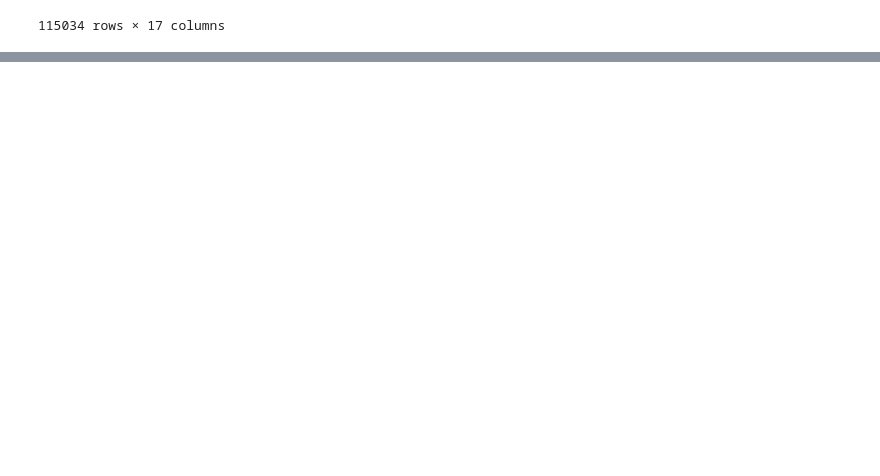
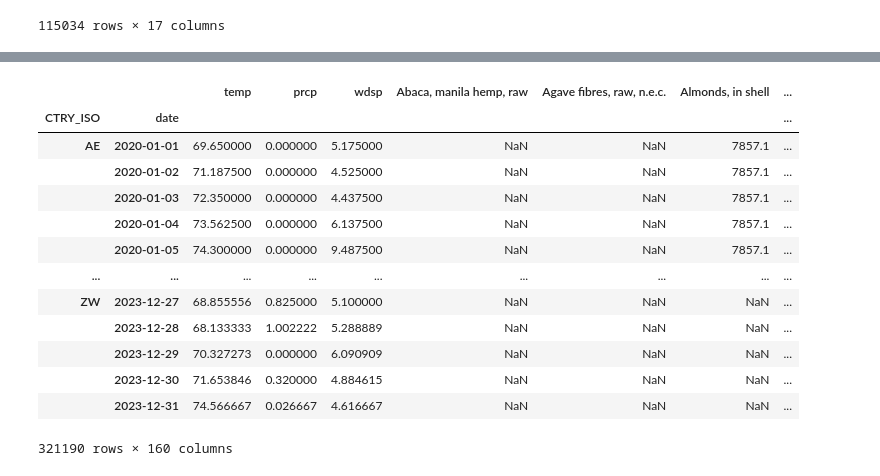
Before and after one commit to igoro00/pdzd, a Jupyter notebook: main.ipynb, the cells around one changed output, grey strips where cells are left out. Saved outputs shown, nothing was run; the diff lists cells and outputs as text; code cells hidden in the pictures; blank space fills up the shorter version.

```diff
--- a/main.ipynb
+++ b/main.ipynb
@@ -9,7 +10,7 @@ credentials = service_account.Credentials.from_service_account_file("key.json")
 client = bigquery.Client(credentials=credentials, project=credentials.project_id)
 # %%
 gsod:pd.DataFrame
-if False:
+if not os.path.exists("gsod.csv.gz"):
     query = """
     SELECT *
     FROM `bigquery-public-data.noaa_gsod.gsod*` WHERE _TABLE_SUFFIX BETWEEN '2020' AND '2023'
@@ -18,9 +19,9 @@ if False:
     query_job = client.query(query)
     query_result = query_job.result()
     gsod = query_result.to_dataframe()
-    gsod.to_csv("gsod2020.csv.gz", index=False)
+    gsod.to_csv("gsod.csv.gz", index=False)
 else:
-    gsod = pd.read_csv("gsod2020.csv.gz")
+    gsod = pd.read_csv("gsod.csv.gz")
 # %%
 gsod["wban"] = gsod["wban"].apply(lambda x: str(x).zfill(5))
 gsod
@@ -438,5 +443,3 @@ yields
 | 781 | ZW | 2022 | NaN | NaN | NaN | ... |
 | 782 | ZW | 2023 | NaN | NaN | NaN | ... |
 783 rows × 159 columns
-# %%
-simplified_df["year"] = simplified_df['date'].dt.year
@@ -444,0 +446,4 @@ simplified_df.merge(merged_faostat, how="left", left_on=["CTRY_ISO", "year"], ri
+# %%
+mean_df = simplified_df.groupby(['CTRY_ISO', 'date'])[['temp', 'prcp', 'wdsp']].mean().reset_index()
+mean_df["year"] = mean_df['date'].dt.year
+mean_df
@@ -444,0 +464,20 @@ simplified_df.merge(merged_faostat, how="left", left_on=["CTRY_ISO", "year"], ri
+# %%
+final_df = mean_df.merge(yields, how="left", on=["CTRY_ISO", "year"]).set_index(["CTRY_ISO", "date"])
+final_df = final_df.drop(columns=["year"])
+final_df.to_csv("final.csv.gz") # import powinien być z opcją index_col=[0,1]
+final_df
+# %% [output]
+|  |  | temp | prcp | wdsp | Abaca, manila hemp, raw | Agave fibres, raw, n.e.c. | Almonds, in shell | ... |
+| CTRY_ISO | date |  |  |  |  |  |  | ... |
+| AE | 2020-01-01 | 69.650000 | 0.000000 | 5.175000 | NaN | NaN | 7857.1 | ... |
+|  | 2020-01-02 | 71.187500 | 0.000000 | 4.525000 | NaN | NaN | 7857.1 | ... |
+|  | 2020-01-03 | 72.350000 | 0.000000 | 4.437500 | NaN | NaN | 7857.1 | ... |
+|  | 2020-01-04 | 73.562500 | 0.000000 | 6.137500 | NaN | NaN | 7857.1 | ... |
+|  | 2020-01-05 | 74.300000 | 0.000000 | 9.487500 | NaN | NaN | 7857.1 | ... |
+| ... | ... | ... | ... | ... | ... | ... | ... | ... |
+| ZW | 2023-12-27 | 68.855556 | 0.825000 | 5.100000 | NaN | NaN | NaN | ... |
+|  | 2023-12-28 | 68.133333 | 1.002222 | 5.288889 | NaN | NaN | NaN | ... |
+|  | 2023-12-29 | 70.327273 | 0.000000 | 6.090909 | NaN | NaN | NaN | ... |
+|  | 2023-12-30 | 71.653846 | 0.320000 | 4.884615 | NaN | NaN | NaN | ... |
+|  | 2023-12-31 | 74.566667 | 0.026667 | 4.616667 | NaN | NaN | NaN | ... |
+321190 rows × 160 columns
```
Also changed, not shown: parts of 7 cells of this notebook, 2 other files.
